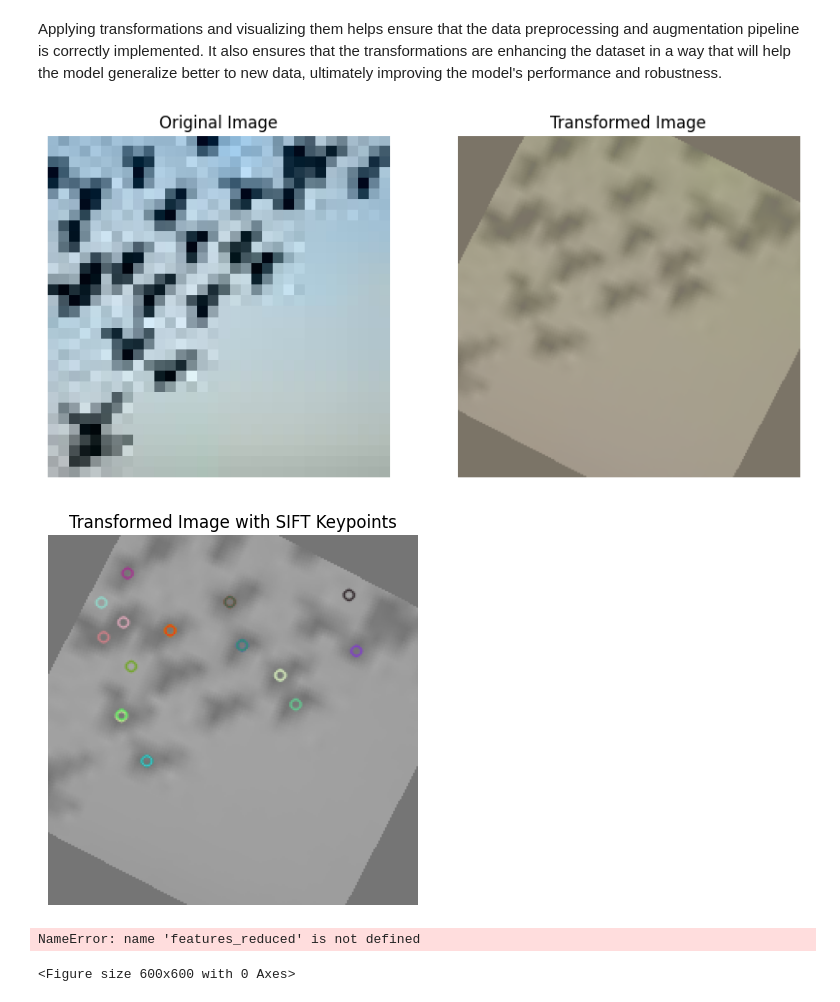
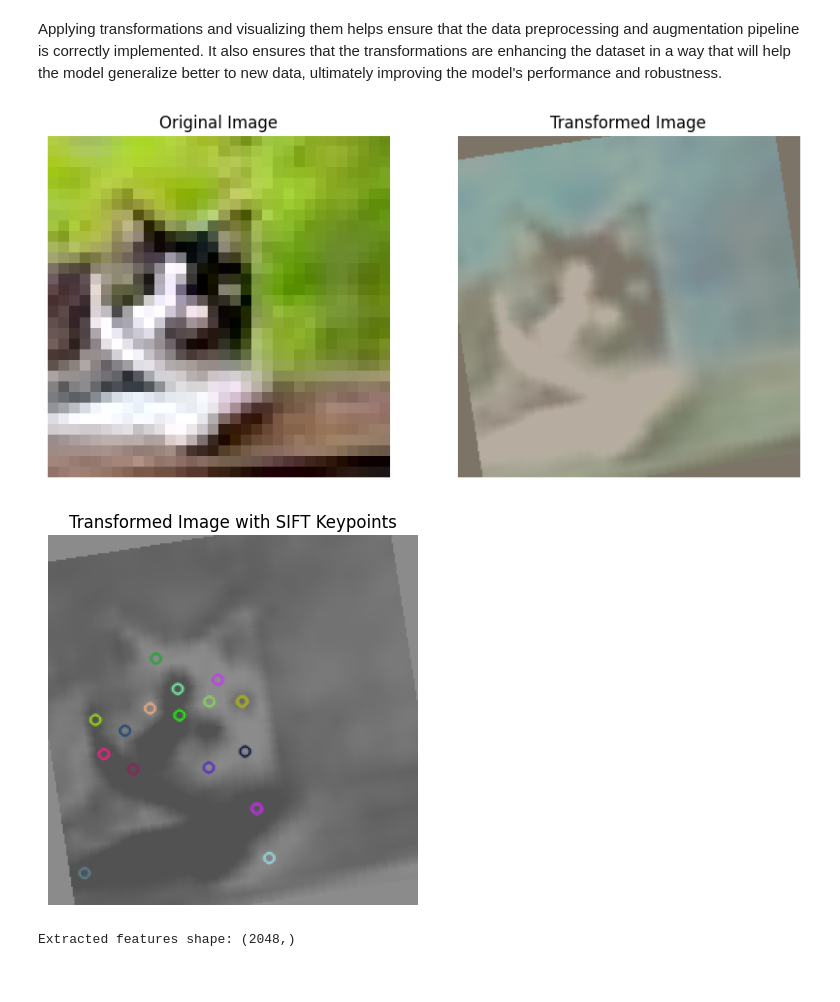
Before and after one commit to stefsyrsiri/synthetic-image-detection, a Jupyter notebook: Deep_Learning_Project.ipynb, the cells around one changed output. Cells and saved outputs as stored; diff of their text form; code cells hidden in the pictures.

```diff
--- a/Deep_Learning_Project.ipynb
+++ b/Deep_Learning_Project.ipynb
@@ -166,7 +166,7 @@ transform = v2.Compose([
 
 
 
-img, label = train_dataset[2]
+img, label = train_dataset[3]
 
 transformed_img = transform(img)
 
@@ -216,42 +216,41 @@ plt.axis('off')
 plt.title("Transformed Image")
 plt.show()
 # %% [output]
-[figure, old version]
+[figure, new version]
 # %%
 transformed_img_np = (transformed_img_np * 255).astype(np.uint8)
 # %%
 transformed_img_np = (transformed_img_np * 255).astype(np.uint8)
 # Convert the image to grayscale for SIFT
 gray = cv2.cvtColor(transformed_img_np, cv2.COLOR_RGB2GRAY)
 
 # Initialize SIFT detector
 sift = cv2.SIFT_create()
 
 # Detect keypoints
 kp = sift.detect(gray, None)
 
 # Draw keypoints on the image
 img_with_kp = cv2.drawKeypoints(gray, kp, None)
 
 # Convert image from BGR to RGB for matplotlib
 img_rgb = cv2.cvtColor(img_with_kp, cv2.COLOR_BGR2RGB)
 
 fig.add_subplot(1, 3, 3)
 plt.imshow(img_rgb)
 plt.axis('off')
 plt.title("Transformed Image with SIFT Keypoints")
 plt.show()
 
-# Plot the reduced features
-plt.figure(figsize=(6, 6))
-plt.scatter(features_reduced[:, 0], features_reduced[:, 1], c=label, cmap='viridis')
-plt.colorbar()
-plt.title('t-SNE of Extracted Features')
-plt.show()
+# # Plot the reduced features
+# plt.figure(figsize=(6, 6))
+# plt.scatter(features_reduced[:, 0], features_reduced[:, 1], c=label, cmap='viridis')
+# plt.colorbar()
+# plt.title('t-SNE of Extracted Features')
+# plt.show()
 
 # Print the shape of the extracted features
 print(f"Extracted features shape: {features_np.shape}")
 # %% [output]
-[figure, old version]
+[figure, new version]
-NameError: name 'features_reduced' is not defined
+Extracted features shape: (2048,)
-<Figure size 600x600 with 0 Axes>
```
Also changed, not shown: parts of 2 cells of this notebook.
